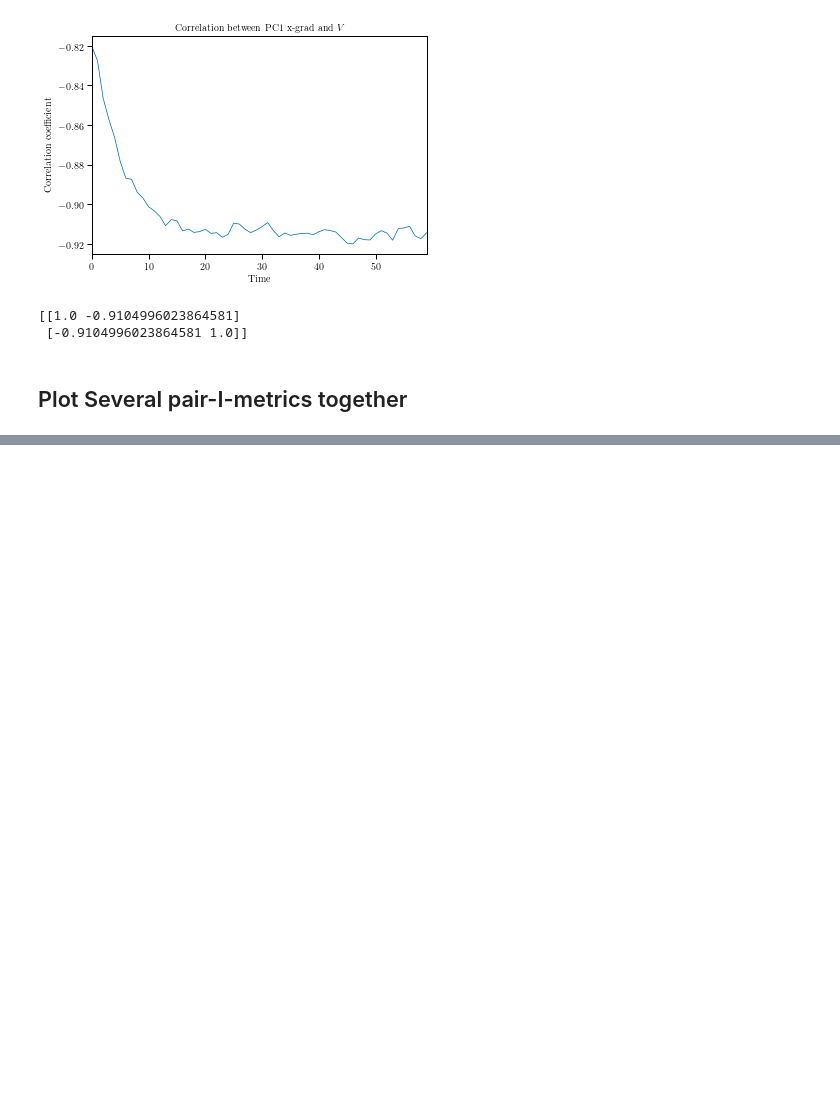
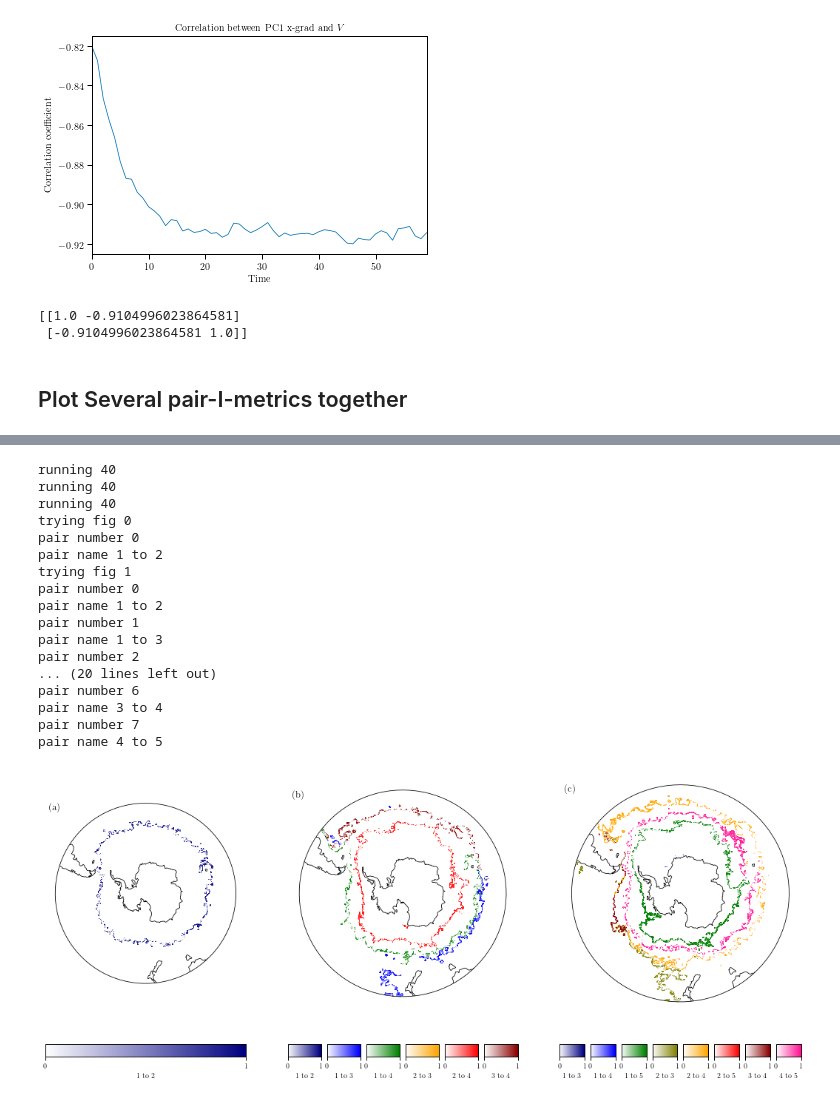
Before and after one commit to sdat2/pyxpcm, a Jupyter notebook: Gen-Plot-Func.ipynb, the cells around one changed output, grey strips where cells are left out. Drawn from its saved outputs; the diff is of its cells as text; code cells hidden in the pictures; blank space fills up the shorter version.

```diff
--- a/Gen-Plot-Func.ipynb
+++ b/Gen-Plot-Func.ipynb
@@ -627,0 +662,23 @@ AttributeError: 'Rectangle' object has no property 'cmap'
+# %%
+plot_on_one_mult([run_through_plot(K=2).isel(time=0, variable=0),
+                  run_through_plot(K=4).isel(time=0, variable=0),
+                  run_through_plot(K=5).isel(time=0, variable=0)])
+# %% [output]
+running 40
+running 40
+running 40
+trying fig 0
+pair number 0
+pair name 1 to 2
+trying fig 1
+pair number 0
+pair name 1 to 2
+pair number 1
+pair name 1 to 3
+pair number 2
+... (20 lines left out)
+pair number 6
+pair name 3 to 4
+pair number 7
+pair name 4 to 5
+[figure, added]
```
Also changed, not shown: parts of 4 cells of this notebook.
